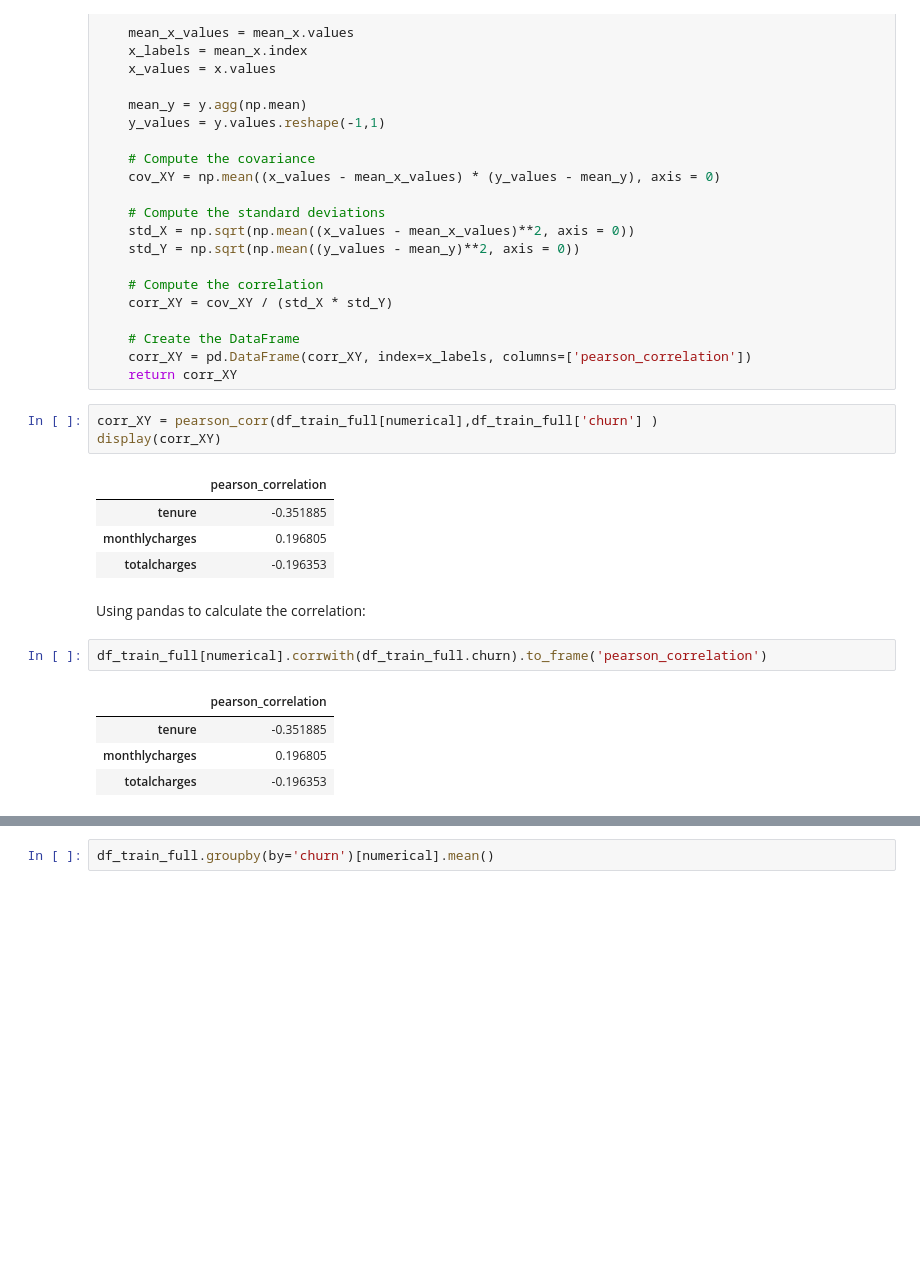
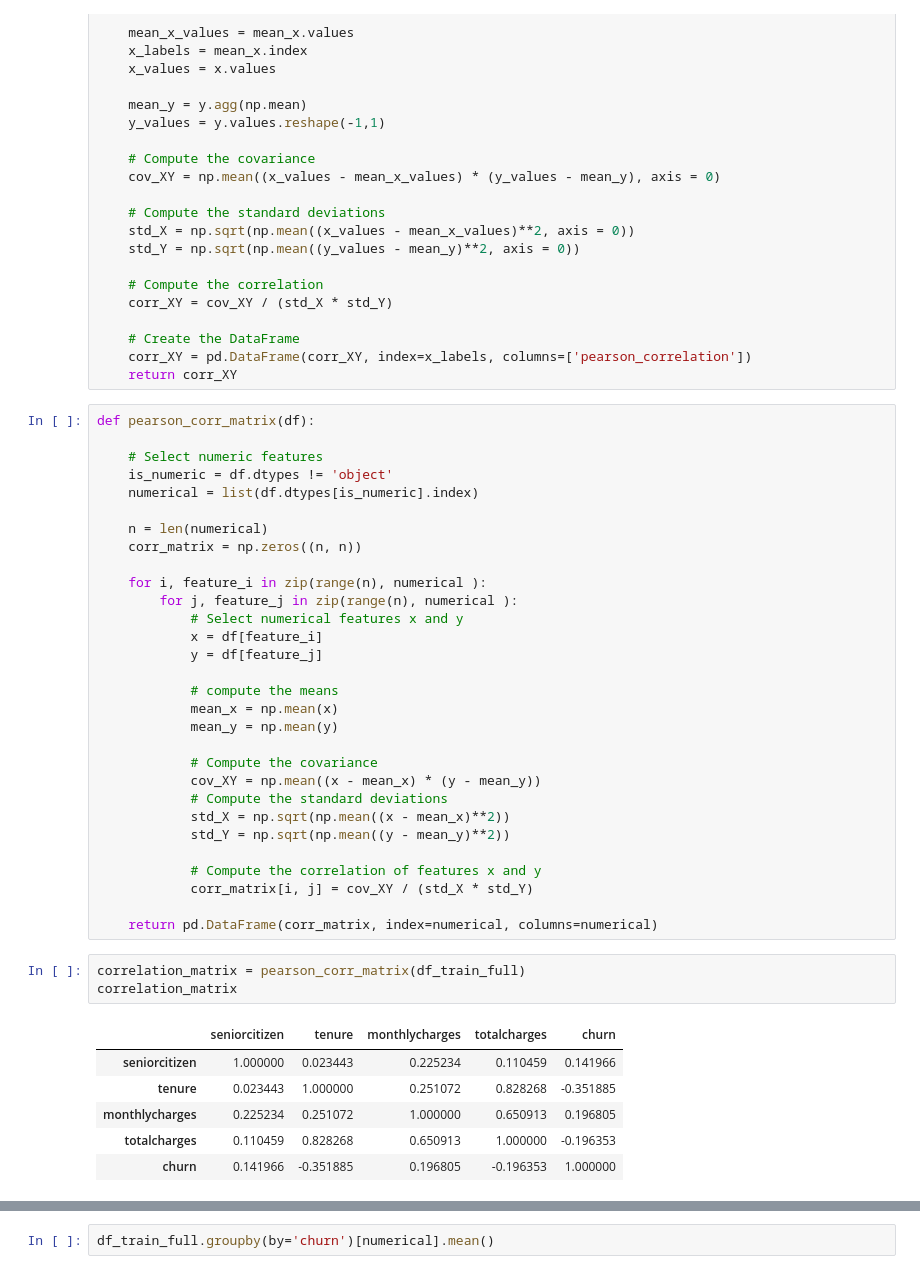
Before and after one commit to marcosbenicio/data-science, a Jupyter notebook: 02Classification/churn.ipynb, the cells around one changed output, grey strips where cells are left out. Saved outputs shown, nothing was run; the diff lists cells and outputs as text; blank space fills up the shorter version.

```diff
--- a/02Classification/churn.ipynb
+++ b/02Classification/churn.ipynb
@@ -658,20 +750,43 @@ def pearson_corr(x, y):
     # Create the DataFrame
     corr_XY = pd.DataFrame(corr_XY, index=x_labels, columns=['pearson_correlation'])
     return corr_XY
-# %%
-corr_XY = pearson_corr(df_train_full[numerical],df_train_full['churn'] )
-display(corr_XY)
-# %% [output]
-|  | pearson_correlation |
-| tenure | -0.351885 |
-| monthlycharges | 0.196805 |
-| totalcharges | -0.196353 |
-# %% [markdown]
-Using pandas to calculate the correlation:
-# %%
-df_train_full[numerical].corrwith(df_train_full.churn).to_frame('pearson_correlation')
-# %% [output]
-|  | pearson_correlation |
-| tenure | -0.351885 |
-| monthlycharges | 0.196805 |
-| totalcharges | -0.196353 |
+# %%
+def pearson_corr_matrix(df):
+
+    # Select numeric features
+    is_numeric = df.dtypes != 'object'
+    numerical = list(df.dtypes[is_numeric].index)
+
+    n = len(numerical)
+    corr_matrix = np.zeros((n, n))
+
+    for i, feature_i in zip(range(n), numerical ):
+        for j, feature_j in zip(range(n), numerical ):
+            # Select numerical features x and y
+            x = df[feature_i]
+            y = df[feature_j]
+
+            # compute the means
+            mean_x = np.mean(x)
+            mean_y = np.mean(y)
+
+            # Compute the covariance
+            cov_XY = np.mean((x - mean_x) * (y - mean_y))
+            # Compute the standard deviations
+            std_X = np.sqrt(np.mean((x - mean_x)**2))
+            std_Y = np.sqrt(np.mean((y - mean_y)**2))
+
+            # Compute the correlation of features x and y
+            corr_matrix[i, j] = cov_XY / (std_X * std_Y)
+
+    return pd.DataFrame(corr_matrix, index=numerical, columns=numerical)
+# %%
+correlation_matrix = pearson_corr_matrix(df_train_full)
+correlation_matrix
+# %% [output]
+|  | seniorcitizen | tenure | monthlycharges | totalcharges | churn |
+| seniorcitizen | 1.000000 | 0.023443 | 0.225234 | 0.110459 | 0.141966 |
+| tenure | 0.023443 | 1.000000 | 0.251072 | 0.828268 | -0.351885 |
+| monthlycharges | 0.225234 | 0.251072 | 1.000000 | 0.650913 | 0.196805 |
+| totalcharges | 0.110459 | 0.828268 | 0.650913 | 1.000000 | -0.196353 |
+| churn | 0.141966 | -0.351885 | 0.196805 | -0.196353 | 1.000000 |
```
Also changed, not shown: parts of 29 cells of this notebook, 1 other file.
